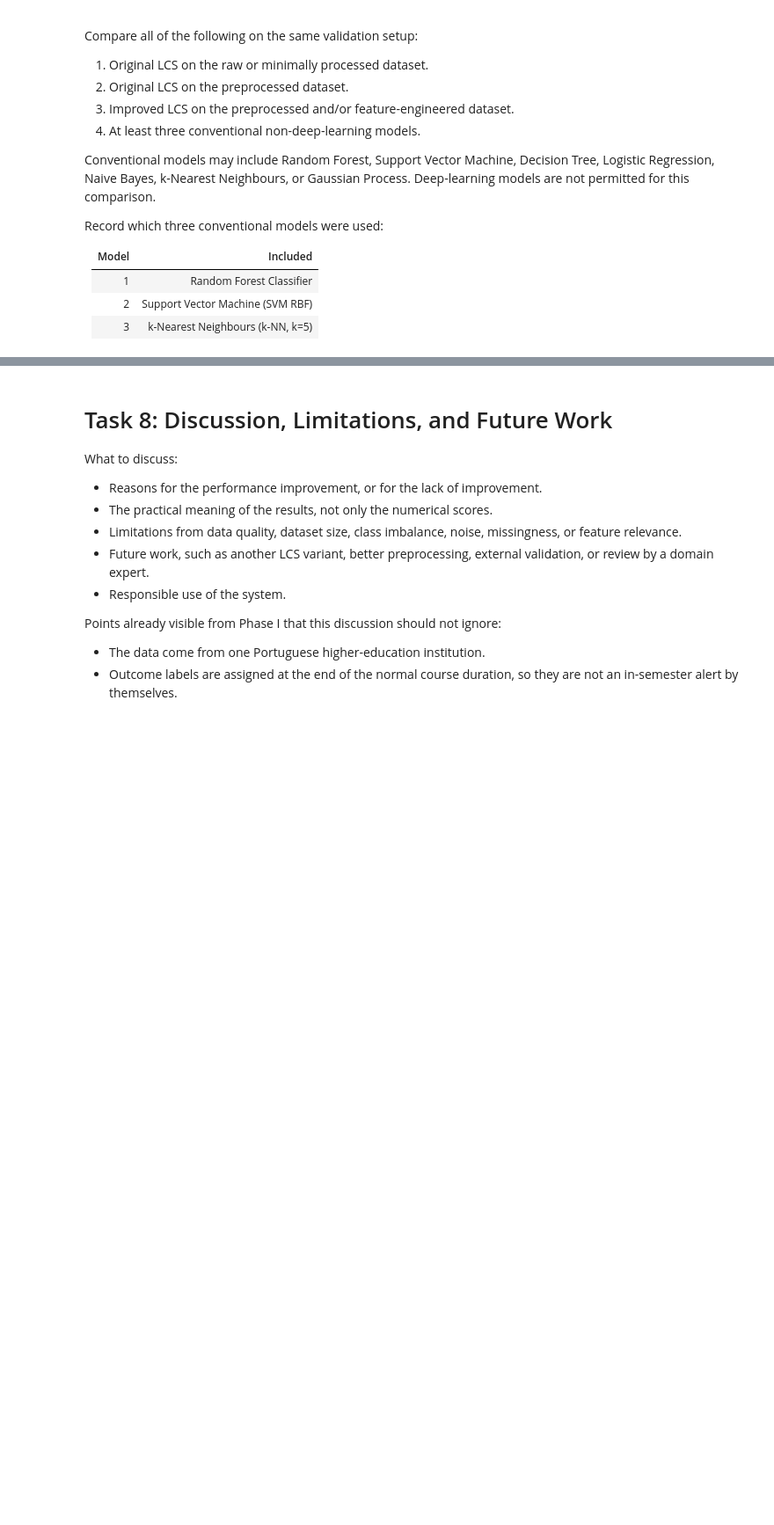
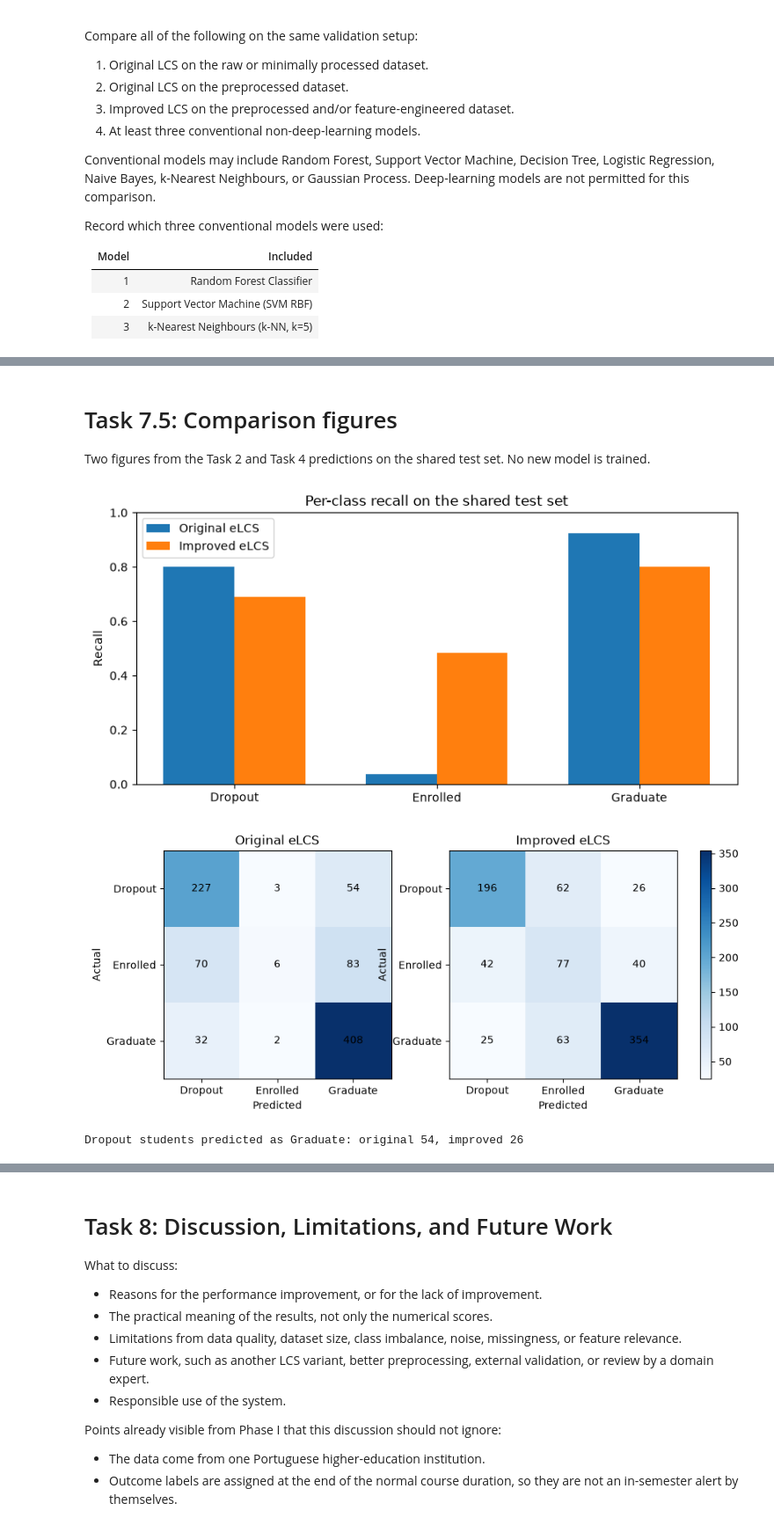
Before and after one commit to John588626/DataEngineering_StudentDropout, a Jupyter notebook: Phase2_Student_Dropout_Template.ipynb, the cells around one changed output, grey strips where cells are left out. Shown at 88% size. Saved outputs shown, nothing was run; the diff lists cells and outputs as text; code cells hidden in the pictures; blank space fills up the shorter version.

Commit message:
Some changes to ensure consistency across report. tidied up tasks 2,5,and completed task 7 and extra figures for report

```diff
--- a/Phase2_Student_Dropout_Template.ipynb
+++ b/Phase2_Student_Dropout_Template.ipynb
@@ -1079,0 +1118,76 @@ Record three rules here after they are exported from the LCS.
+# %% [markdown]
+# Task 7.5: Comparison figures
+
+Two figures from the Task 2 and Task 4 predictions on the shared test set. No new model is trained.
+# %%
+# ==============================================================================
+# TASK 7.5 — TWO FIGURES FOR THE REPORT
+# ==============================================================================
+# Uses y_test, y_pred_raw, and y_pred_improved from Tasks 2, 4, and 5.
+# No new split and no new model.
+
+from sklearn.metrics import confusion_matrix, recall_score
+
+figure_labels = [0, 1, 2]
+figure_names = [CLASS_NAMES[c] for c in figure_labels]
+
+# ------------------------------------------------------------------------------
+# 1. PER-CLASS RECALL: ORIGINAL vs IMPROVED eLCS
+# ------------------------------------------------------------------------------
+# Accuracy fell from 0.7243 to 0.7085. This plot shows the Enrolled-class gain
+# that balanced accuracy and macro F1 are measuring.
+
+recall_original = recall_score(
+    y_test, y_pred_raw, labels=figure_labels, average=None, zero_division=0
+)
+recall_improved = recall_score(
+    y_test, y_pred_improved, labels=figure_labels, average=None, zero_division=0
+)
+
+x = np.arange(len(figure_names))
+width = 0.35
+fig, ax = plt.subplots(figsize=(8, 4))
+ax.bar(x - width / 2, recall_original, width, label="Original eLCS")
+ax.bar(x + width / 2, recall_improved, width, label="Improved eLCS")
+ax.set_xticks(x, figure_names)
+ax.set_ylabel("Recall")
+ax.set_ylim(0, 1)
+ax.set_title("Per-class recall on the shared test set")
+ax.legend()
+plt.tight_layout()
+plt.show()
+
+# ------------------------------------------------------------------------------
+# 2. SIDE-BY-SIDE CONFUSION MATRICES
+# ------------------------------------------------------------------------------
+# Rows are actual class, columns are predicted class.
+# The Dropout-to-Graduate cell is the operational error (54 vs 26).
+
+cm_original = confusion_matrix(y_test, y_pred_raw, labels=figure_labels)
+cm_improved = confusion_matrix(y_test, y_pred_improved, labels=figure_labels)
+
+fig, axes = plt.subplots(1, 2, figsize=(10, 4))
+for axis, matrix, title in (
+    (axes[0], cm_original, "Original eLCS"),
+    (axes[1], cm_improved, "Improved eLCS"),
+):
+    image = axis.imshow(matrix, cmap="Blues")
+    axis.set_xticks(range(3), figure_names)
+    axis.set_yticks(range(3), figure_names)
+    axis.set_xlabel("Predicted")
+    axis.set_ylabel("Actual")
+    axis.set_title(title)
+    for row in range(3):
+        for col in range(3):
+            axis.text(col, row, int(matrix[row, col]), ha="center", va="center")
+fig.colorbar(image, ax=axes, fraction=0.046, pad=0.04)
+plt.show()
+
+print(
+    "Dropout students predicted as Graduate: "
+    f"original {cm_original[0, 2]}, improved {cm_improved[0, 2]}"
+)
+# %% [output]
+[figure, added]
+[figure, added]
+Dropout students predicted as Graduate: original 54, improved 26
```
Also changed, not shown: parts of 15 cells of this notebook.
